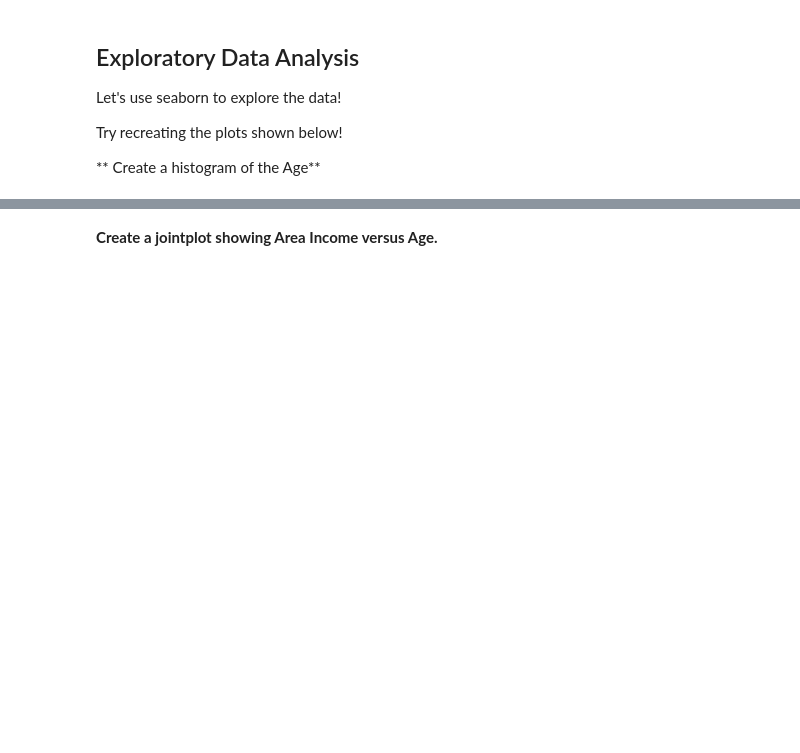
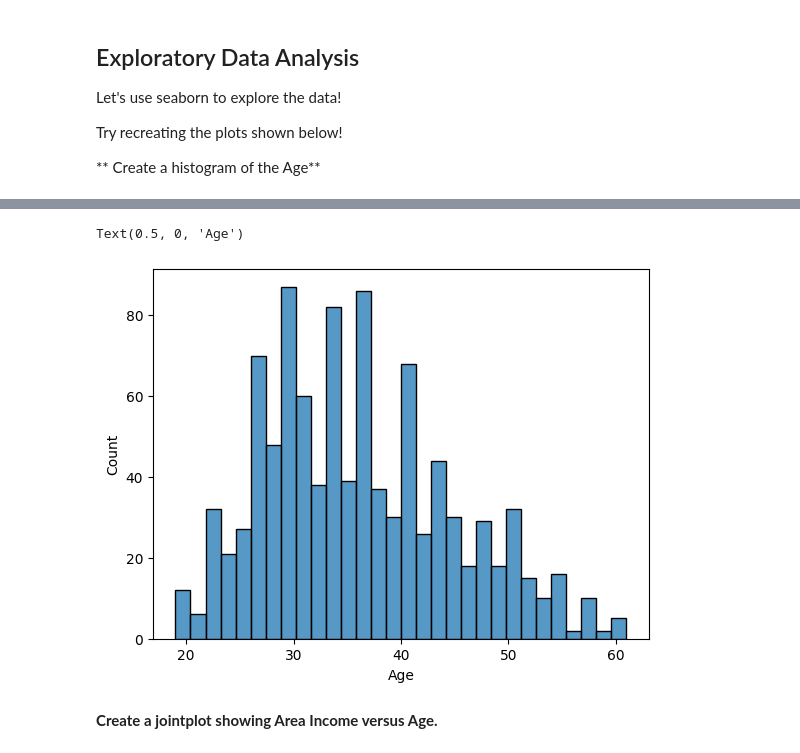
Before and after one commit to jonako123/intro-to-data-science-HW3, a Jupyter notebook: Logistic Regression Project .ipynb, the cells around one changed output, grey strips where cells are left out. Drawn from its saved outputs; the diff is of its cells as text; code cells hidden in the pictures; blank space fills up the shorter version.

```diff
--- a/Logistic Regression Project .ipynb
+++ b/Logistic Regression Project .ipynb
@@ -24,5 +30,7 @@ This data set contains the following features:
 # %% [markdown]
 ## Get the Data
 **Read in the advertising.csv file and set it to a data frame called ad_data.**
+# %%
+ad_data = pd.read_csv('advertising.csv')
 # %% [markdown]
 **Check the head of ad_data**
@@ -79,2 +88,8 @@ Try recreating the plots shown below!
+# %%
+sns.histplot(data=ad_data, x='Age', bins=30)
+plt.xlabel('Age')
+# %% [output]
+Text(0.5, 0, 'Age')
+[figure, added]
 # %% [markdown]
 **Create a jointplot showing Area Income versus Age.**
```
Also changed, not shown: parts of 25 cells of this notebook, 4 other files.
